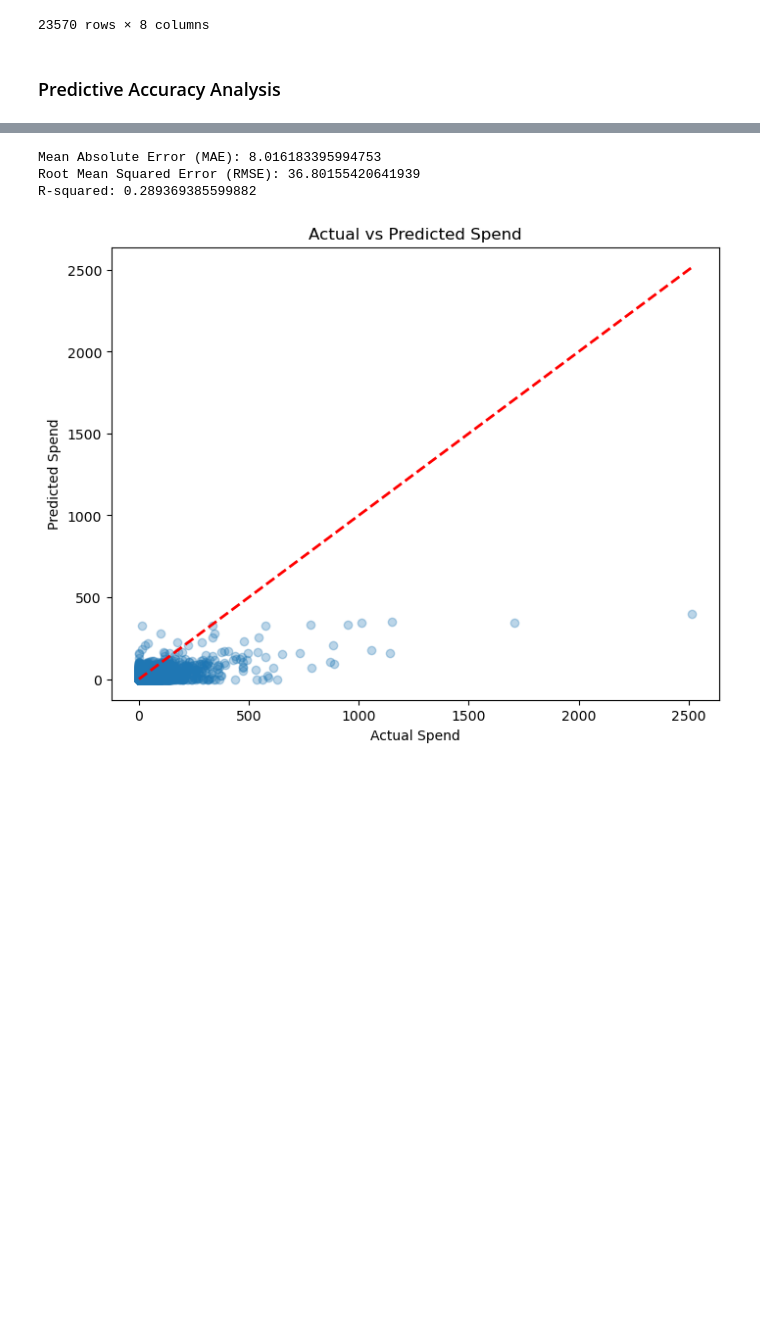
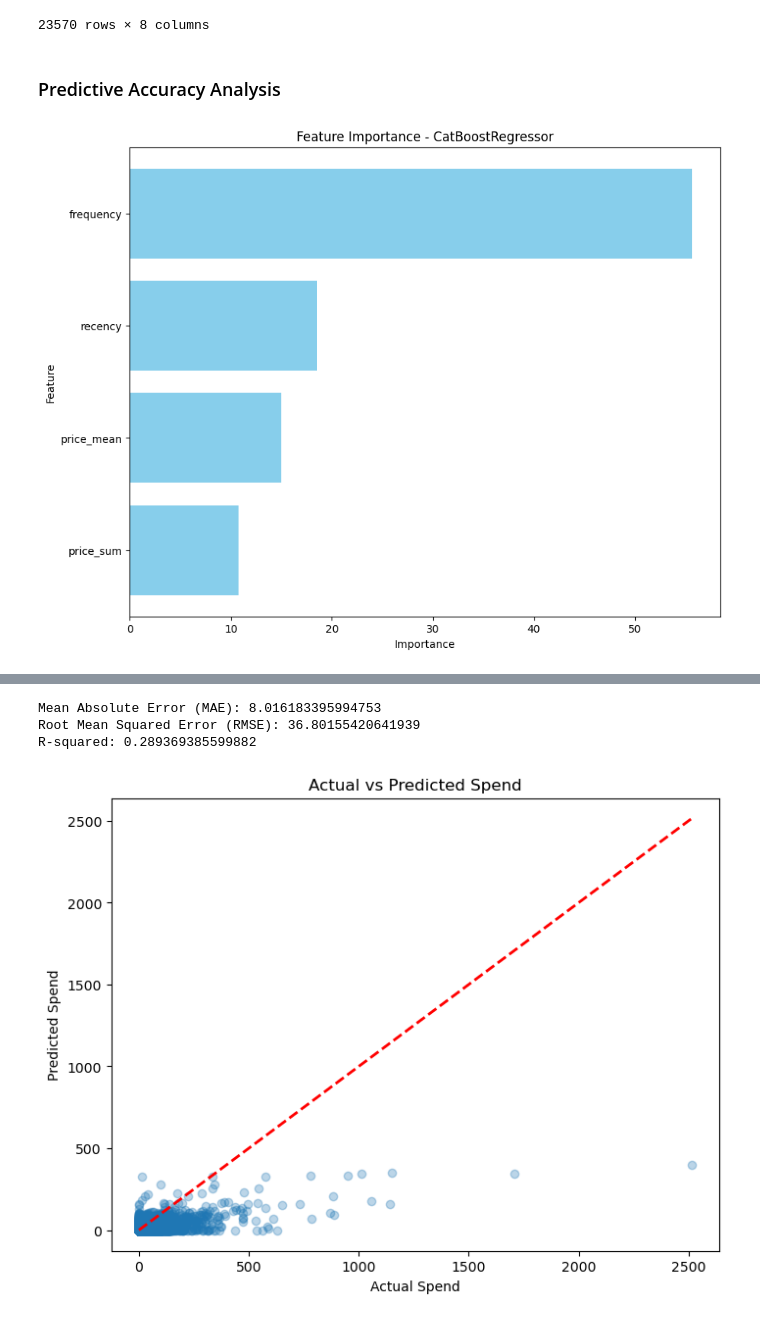
Before and after one commit to gregorywmorris/cdnow-customer-value, a Jupyter notebook: src/notebooks/customer_ltv.ipynb, the cells around one changed output, grey strips where cells are left out. Drawn from its saved outputs; the diff is of its cells as text; code cells hidden in the pictures; blank space fills up the shorter version.

```diff
--- a/src/notebooks/customer_ltv.ipynb
+++ b/src/notebooks/customer_ltv.ipynb
@@ -751,7 +751,7 @@ cat_class_param_grid = {
     'learning_rate': [0.01, 0.1, 0.2, 0.3],
     'depth': [3, 4, 5, 6],
     'iterations': [100, 200, 300],
-    'l2_leaf_reg': [1, 3, 5, 7]
+    'l2_leaf_reg': [1, 3, 5, 7],
     #'border_count': [32, 64, 128],
     #'random_strength': [1, 5, 10]
 }
@@ -760,7 +760,7 @@ cat_reg_param_grid = {
     'learning_rate': [0.01, 0.1, 0.2, 0.3],
     'depth': [3, 4, 5, 6],
     'iterations': [100, 200, 300],
-    'l2_leaf_reg': [1, 3, 5, 7]
+    'l2_leaf_reg': [1, 3, 5, 7],
     #'border_count': [32, 64, 128],
     #'random_strength': [1, 5, 10]
 }
@@ -961,3 +869,24 @@ predictions_df
 predictions_df.to_pickle('../artifacts/predictions_df.pkl')
 # %% [markdown]
 ### Predictive Accuracy Analysis
+# %%
+# Extract feature importance from CatBoostRegressor
+cat_reg_feature_importance = cat_reg_best_model.get_feature_importance()
+feature_names = X.columns if hasattr(X, 'columns') else [f'feature_{i}' for i in range(X.shape[1])]
+
+# Create a DataFrame for visualization
+cat_reg_importance_df = pd.DataFrame({
+    'Feature': feature_names,
+    'Importance': cat_reg_feature_importance
+}).sort_values(by='Importance', ascending=False)
+
+# Plot feature importance
+plt.figure(figsize=(10, 8))
+plt.barh(cat_reg_importance_df['Feature'], cat_reg_importance_df['Importance'], color='skyblue')
+plt.xlabel('Importance')
+plt.ylabel('Feature')
+plt.title('Feature Importance - CatBoostRegressor')
+plt.gca().invert_yaxis()
+plt.show()
+# %% [output]
+[figure, added]
```
Also changed, not shown: parts of 18 cells of this notebook, 31 other files.
